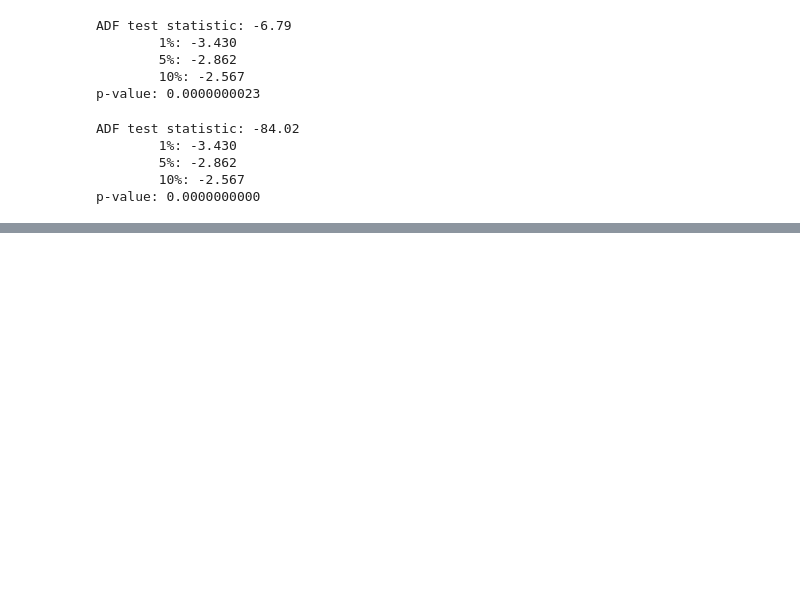
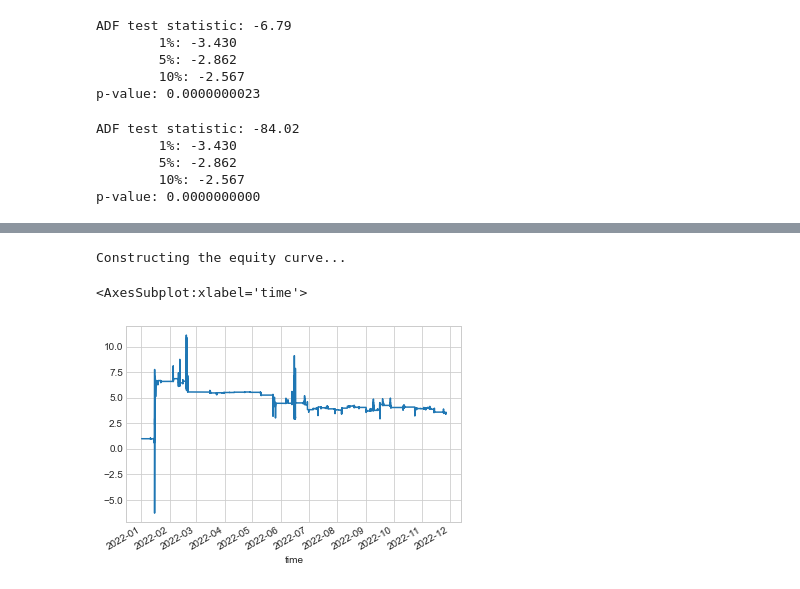
Before and after one commit to BabyChouSr/crypto-pairs-trading, a Jupyter notebook: Crypto Pairs Trading with Kalman Filtering Final.ipynb, the cells around one changed output, grey strips where cells are left out. Cells and saved outputs as stored; diff of their text form; code cells hidden in the pictures; blank space fills up the shorter version.

```diff
--- a/Crypto Pairs Trading with Kalman Filtering Final.ipynb
+++ b/Crypto Pairs Trading with Kalman Filtering Final.ipynb
@@ -376,7 +371,3 @@ ADF test statistic: -84.02
         5%: -2.862
         10%: -2.567
 p-value: 0.0000000000
-# %%
-df["kl_slope"] = slope[-43800:]
-df["kl_intercept"] = intercept[-43800:]
-df
@@ -445,0 +432,20 @@ DatetimeIndex(['2022-10-27 00:03:00', '2022-10-27 00:04:00',
+# %%
+def calc_returns(df, xcoin,ycoin):
+    portfolio= pd.DataFrame(index=df.index)
+    portfolio['positions'] = df['long_market'] - df['short_market']
+    portfolio[xcoin] = -df["beta"]* df[xcoin] * portfolio["positions"]
+    portfolio[ycoin] = df[ycoin] * portfolio['positions']
+    portfolio['total'] = portfolio[xcoin] + portfolio[ycoin]
+    print("Constructing the equity curve...")
+    portfolio['returns'] = portfolio['total'].pct_change()
+    # Calculate the full equity curve
+    portfolio['returns'] = (portfolio['returns'] + 1.0).cumprod()
+    return portfolio
+# %%
+btc_neo_strat_1_data = strategy1_data("btc_price", "neo_price", 2, 0.5)
+port = calc_returns(btc_neo_strat_1_data,"btc_price", "neo_price")
+port['returns'].plot()
+# %% [output]
+Constructing the equity curve...
+<AxesSubplot:xlabel='time'>
+[figure, added]
```
Also changed, not shown: parts of 18 cells of this notebook.
